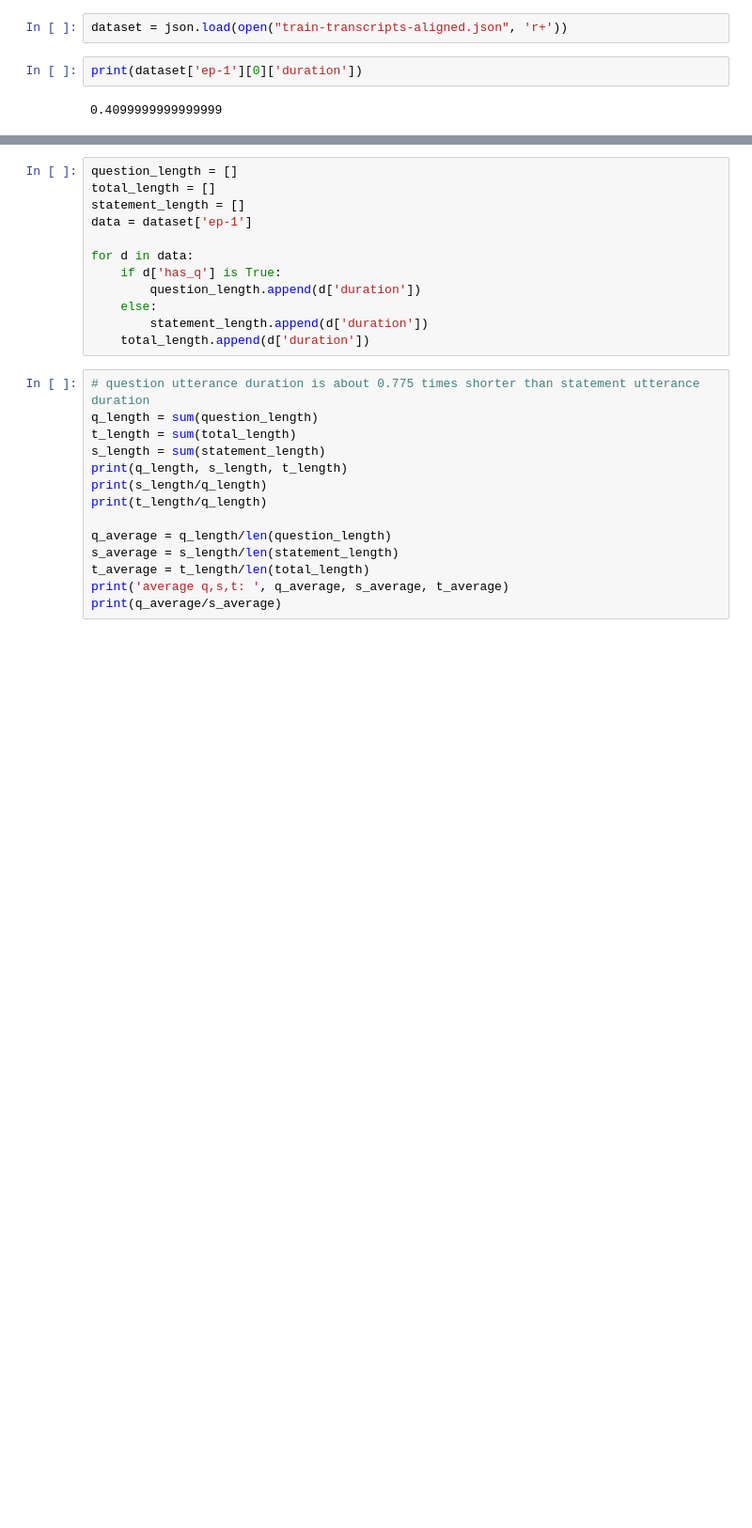
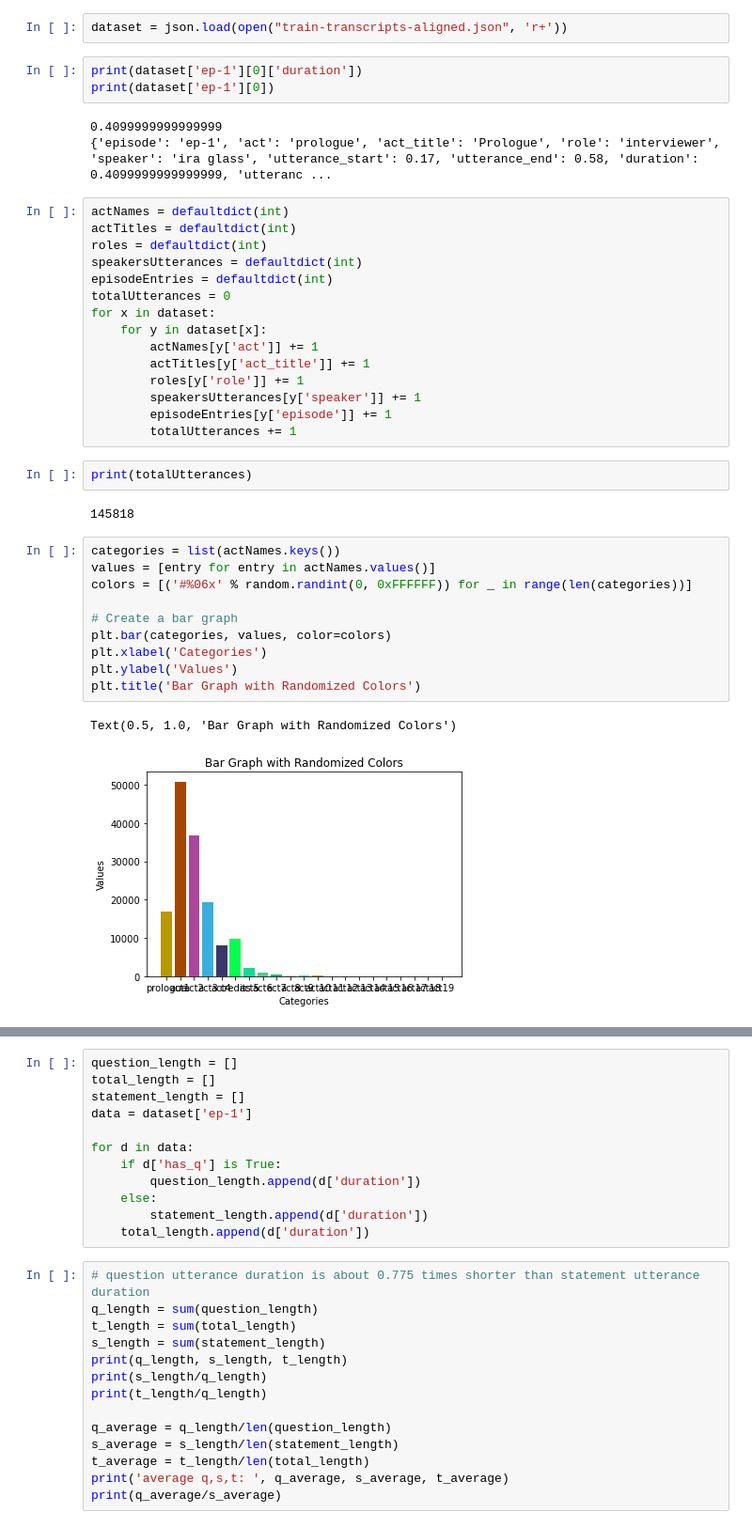
Before and after one commit to HabeckerDev/CSE158-A2, a Jupyter notebook: assignment2.ipynb, the cells around one changed output, grey strips where cells are left out. Shown at 94% size. Saved outputs shown, nothing was run; the diff lists cells and outputs as text; blank space fills up the shorter version.

```diff
--- a/assignment2.ipynb
+++ b/assignment2.ipynb
@@ -19,5 +20,39 @@ from sklearn.linear_model import LinearRegression
 dataset = json.load(open("train-transcripts-aligned.json", 'r+'))
 # %%
 print(dataset['ep-1'][0]['duration'])
+print(dataset['ep-1'][0])
 # %% [output]
 0.4099999999999999
+{'episode': 'ep-1', 'act': 'prologue', 'act_title': 'Prologue', 'role': 'interviewer', 'speaker': 'ira glass', 'utterance_start': 0.17, 'utterance_end': 0.58, 'duration': 0.4099999999999999, 'utteranc ...
+# %%
+actNames = defaultdict(int)
+actTitles = defaultdict(int)
+roles = defaultdict(int)
+speakersUtterances = defaultdict(int)
+episodeEntries = defaultdict(int)
+totalUtterances = 0
+for x in dataset:
+    for y in dataset[x]:
+        actNames[y['act']] += 1
+        actTitles[y['act_title']] += 1
+        roles[y['role']] += 1
+        speakersUtterances[y['speaker']] += 1
+        episodeEntries[y['episode']] += 1
+        totalUtterances += 1
+# %%
+print(totalUtterances)
+# %% [output]
+145818
+# %%
+categories = list(actNames.keys())
+values = [entry for entry in actNames.values()]
+colors = [('#%06x' % random.randint(0, 0xFFFFFF)) for _ in range(len(categories))]
+
+# Create a bar graph
+plt.bar(categories, values, color=colors)
+plt.xlabel('Categories')
+plt.ylabel('Values')
+plt.title('Bar Graph with Randomized Colors')
+# %% [output]
+Text(0.5, 1.0, 'Bar Graph with Randomized Colors')
+[figure, added]
```
Also changed, not shown: parts of 37 cells of this notebook.
